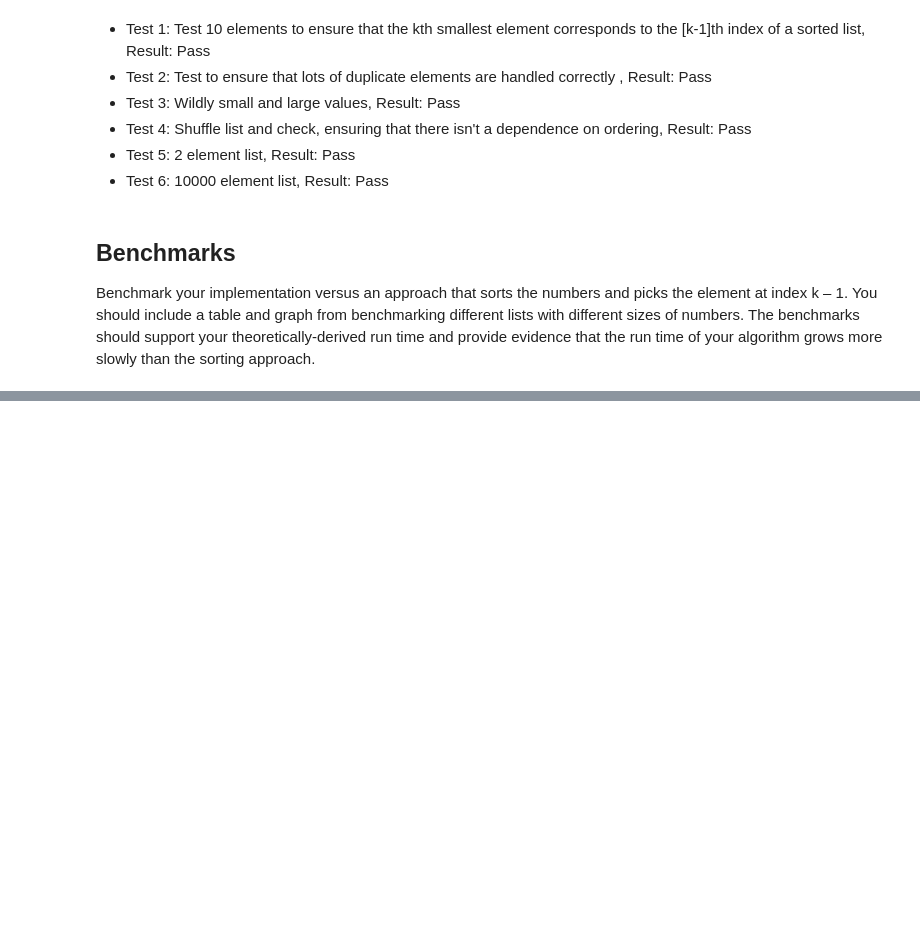
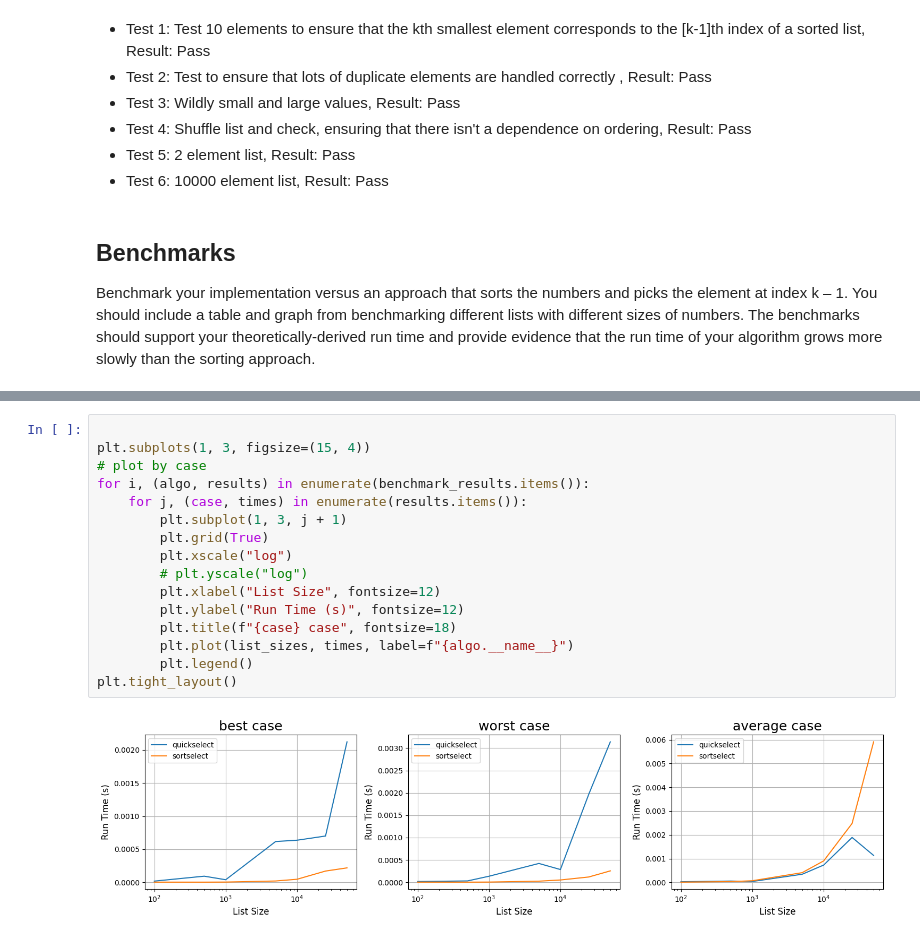
Before and after one commit to jeffTheLandShark/CSC3310, a Jupyter notebook: Lab4/groupc_lab04.ipynb, the cells around one changed output, grey strips where cells are left out. Drawn from its saved outputs; the diff is of its cells as text; blank space fills up the shorter version.

```diff
--- a/Lab4/groupc_lab04.ipynb
+++ b/Lab4/groupc_lab04.ipynb
@@ -117,0 +230,18 @@ grows more slowly than the sorting approach.
+# %%
+
+plt.subplots(1, 3, figsize=(15, 4))
+# plot by case
+for i, (algo, results) in enumerate(benchmark_results.items()):
+    for j, (case, times) in enumerate(results.items()):
+        plt.subplot(1, 3, j + 1)
+        plt.grid(True)
+        plt.xscale("log")
+        # plt.yscale("log")
+        plt.xlabel("List Size", fontsize=12)
+        plt.ylabel("Run Time (s)", fontsize=12)
+        plt.title(f"{case} case", fontsize=18)
+        plt.plot(list_sizes, times, label=f"{algo.__name__}")
+        plt.legend()
+plt.tight_layout()
+# %% [output]
+[figure, added]
```
Also changed, not shown: parts of 3 cells of this notebook.
